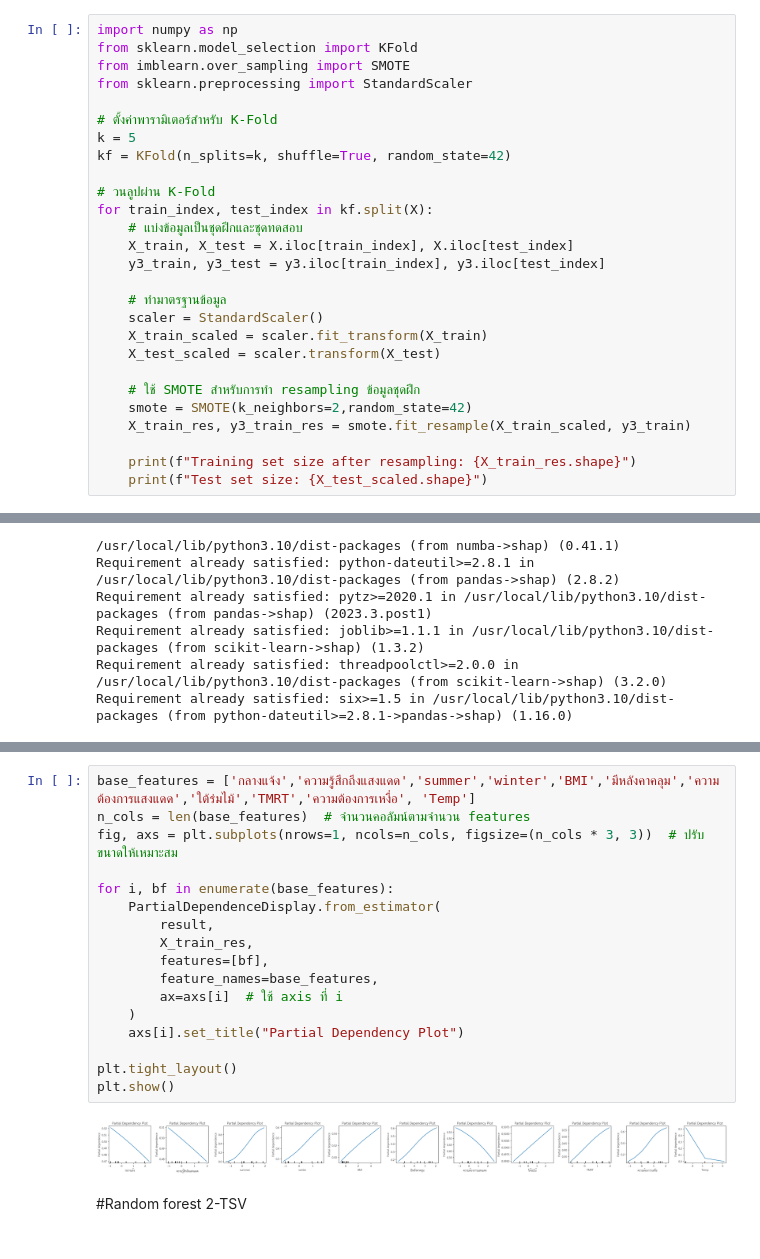
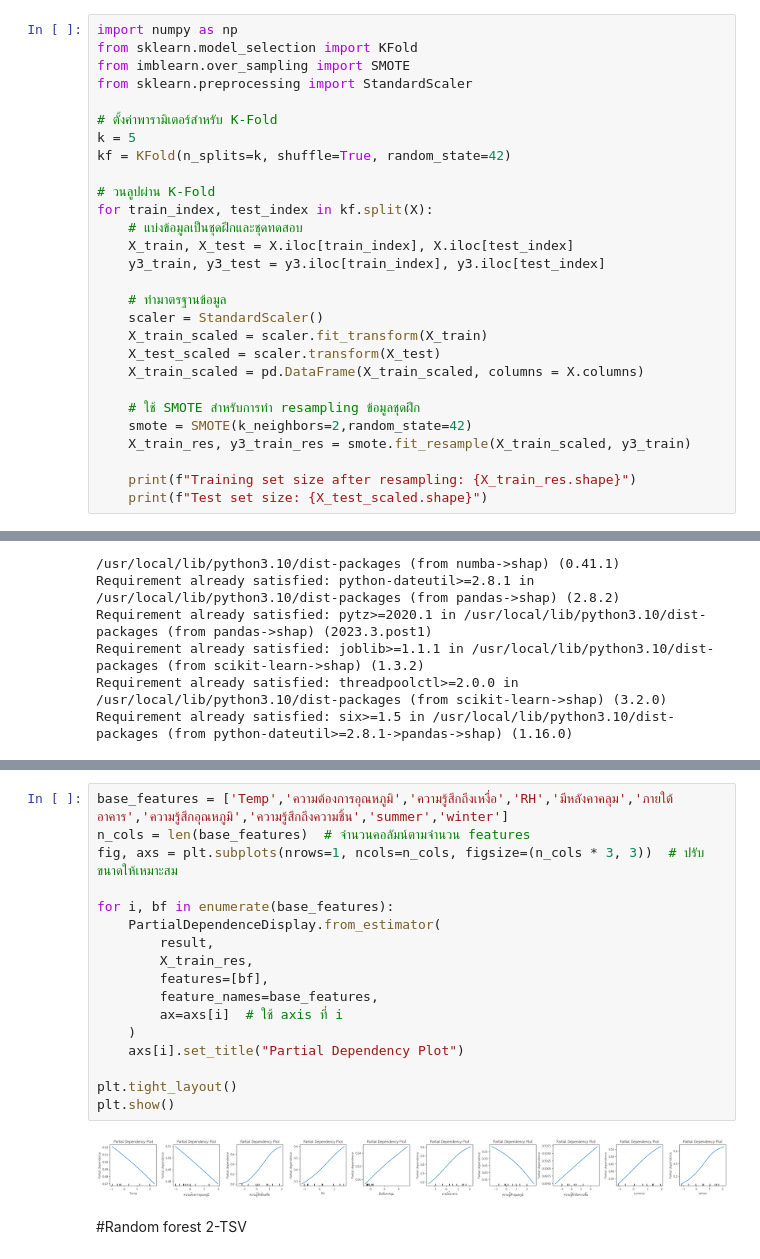
Before and after one commit to Thipwadee/Project2, a Jupyter notebook: 2_TSV_Clf_Models_Explained.ipynb, the cells around one changed output, grey strips where cells are left out. Cells and saved outputs as stored; diff of their text form.

```diff
--- a/2_TSV_Clf_Models_Explained.ipynb
+++ b/2_TSV_Clf_Models_Explained.ipynb
@@ -282,6 +282,7 @@ for train_index, test_index in kf.split(X):
     scaler = StandardScaler()
     X_train_scaled = scaler.fit_transform(X_train)
     X_test_scaled = scaler.transform(X_test)
+    X_train_scaled = pd.DataFrame(X_train_scaled, columns = X.columns)
 
     # ใช้ SMOTE สำหรับการทำ resampling ข้อมูลชุดฝึก
     smote = SMOTE(k_neighbors=2,random_state=42)
@@ -391,22 +413,22 @@ shap.summary_plot(shapValues, X_train_res, plot_type = 'bar')
 # %%
-base_features = ['กลางแจ้ง','ความรู้สึกถึงแสงแดด','summer','winter','BMI','มีหลังคาคลุม','ความต้องการแสงแดด','ใต้ร่มไม้','TMRT','ความต้องการเหงื่อ', 'Temp']
+base_features = ['Temp','ความต้องการอุณหภูมิ','ความรู้สึกถึงเหงื่อ','RH','มีหลังคาคลุม','ภายใต้อาคาร','ความรู้สึกอุณหภูมิ','ความรู้สึกถึงความชิ้น','summer','winter']
 n_cols = len(base_features)  # จำนวนคอลัมน์ตามจำนวน features
 fig, axs = plt.subplots(nrows=1, ncols=n_cols, figsize=(n_cols * 3, 3))  # ปรับขนาดให้เหมาะสม
 
 for i, bf in enumerate(base_features):
     PartialDependenceDisplay.from_estimator(
         result,
         X_train_res,
         features=[bf],
         feature_names=base_features,
         ax=axs[i]  # ใช้ axis ที่ i
     )
     axs[i].set_title("Partial Dependency Plot")
 
 plt.tight_layout()
 plt.show()
 # %% [output]
-[figure, old version]
+[figure, new version]
 # %% [markdown]
 #Random forest 2-TSV
 # %%
```
Also changed, not shown: parts of 10 cells of this notebook.
